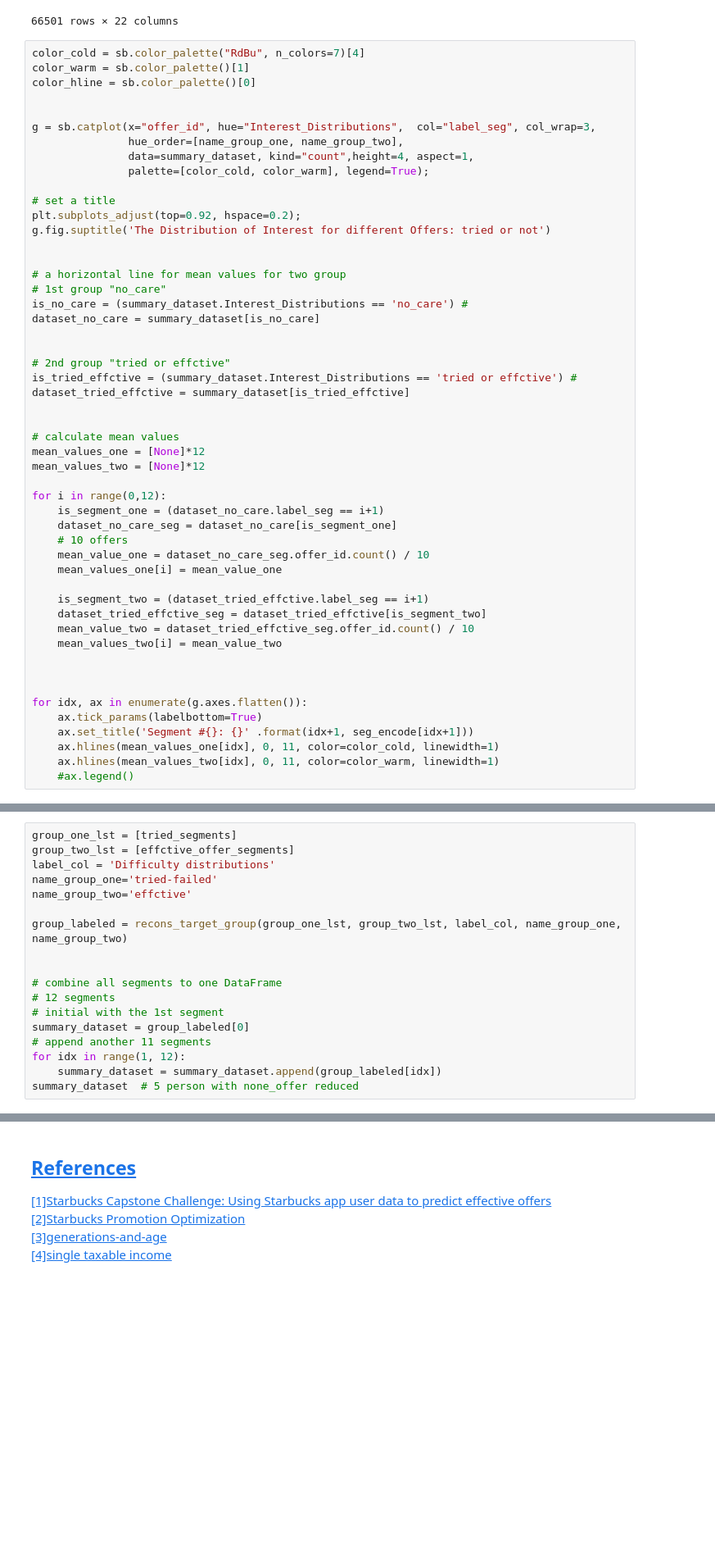
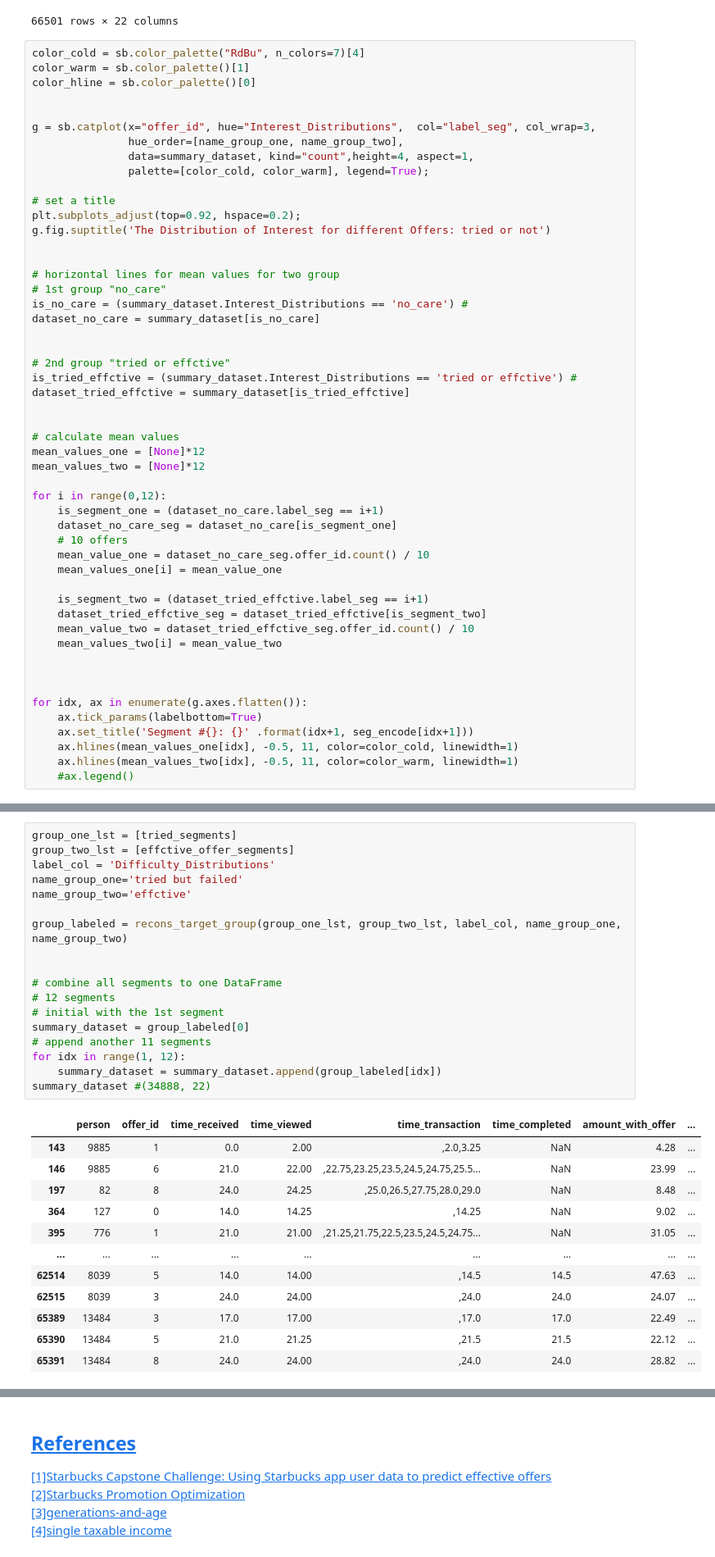
Before and after one commit to DaiDuncan/Udacity_DSND_proj4_StarbucksPromotion, a Jupyter notebook: 2_heuristic_exploration.ipynb, the cells around one changed output, grey strips where cells are left out. Shown at 82% size. Saved outputs shown, nothing was run; the diff lists cells and outputs as text; blank space fills up the shorter version.

```diff
--- a/2_heuristic_exploration.ipynb
+++ b/2_heuristic_exploration.ipynb
@@ -664,7 +677,7 @@ plt.subplots_adjust(top=0.92, hspace=0.2);
 g.fig.suptitle('The Distribution of Interest for different Offers: tried or not')
 
 
-# a horizontal line for mean values for two group
+# horizontal lines for mean values for two group
 # 1st group "no_care"
 is_no_care = (summary_dataset.Interest_Distributions == 'no_care') #
 dataset_no_care = summary_dataset[is_no_care]
@@ -696,8 +709,8 @@ for i in range(0,12):
 for idx, ax in enumerate(g.axes.flatten()):
     ax.tick_params(labelbottom=True)
     ax.set_title('Segment #{}: {}' .format(idx+1, seg_encode[idx+1]))
-    ax.hlines(mean_values_one[idx], 0, 11, color=color_cold, linewidth=1)
-    ax.hlines(mean_values_two[idx], 0, 11, color=color_warm, linewidth=1)
+    ax.hlines(mean_values_one[idx], -0.5, 11, color=color_cold, linewidth=1)
+    ax.hlines(mean_values_two[idx], -0.5, 11, color=color_warm, linewidth=1)
     #ax.legend()
 # %% [output]
 [figure]
@@ -724,18 +737,31 @@ for idx, ax in enumerate(g.axes.flatten()):
 # %%
 group_one_lst = [tried_segments]
 group_two_lst = [effctive_offer_segments]
-label_col = 'Difficulty distributions'
-name_group_one='tried-failed'
+label_col = 'Difficulty_Distributions'
+name_group_one='tried but failed'
 name_group_two='effctive'
 
 group_labeled = recons_target_group(group_one_lst, group_two_lst, label_col, name_group_one, name_group_two)
 
 
 # combine all segments to one DataFrame
 # 12 segments
 # initial with the 1st segment
 summary_dataset = group_labeled[0]
 # append another 11 segments
 for idx in range(1, 12):
     summary_dataset = summary_dataset.append(group_labeled[idx])
-summary_dataset  # 5 person with none_offer reduced
+summary_dataset #(34888, 22)
+# %% [output]
+|  | person | offer_id | time_received | time_viewed | time_transaction | time_completed | amount_with_offer | ... |
+| 143 | 9885 | 1 | 0.0 | 2.00 | ,2.0,3.25 | NaN | 4.28 | ... |
+| 146 | 9885 | 6 | 21.0 | 22.00 | ,22.75,23.25,23.5,24.5,24.75,25.5... | NaN | 23.99 | ... |
+| 197 | 82 | 8 | 24.0 | 24.25 | ,25.0,26.5,27.75,28.0,29.0 | NaN | 8.48 | ... |
+| 364 | 127 | 0 | 14.0 | 14.25 | ,14.25 | NaN | 9.02 | ... |
+| 395 | 776 | 1 | 21.0 | 21.00 | ,21.25,21.75,22.5,23.5,24.5,24.75... | NaN | 31.05 | ... |
+| ... | ... | ... | ... | ... | ... | ... | ... | ... |
+| 62514 | 8039 | 5 | 14.0 | 14.00 | ,14.5 | 14.5 | 47.63 | ... |
+| 62515 | 8039 | 3 | 24.0 | 24.00 | ,24.0 | 24.0 | 24.07 | ... |
+| 65389 | 13484 | 3 | 17.0 | 17.00 | ,17.0 | 17.0 | 22.49 | ... |
+| 65390 | 13484 | 5 | 21.0 | 21.25 | ,21.5 | 21.5 | 22.12 | ... |
+| 65391 | 13484 | 8 | 24.0 | 24.00 | ,24.0 | 24.0 | 28.82 | ... |
```
Also changed, not shown: parts of 24 cells of this notebook.
